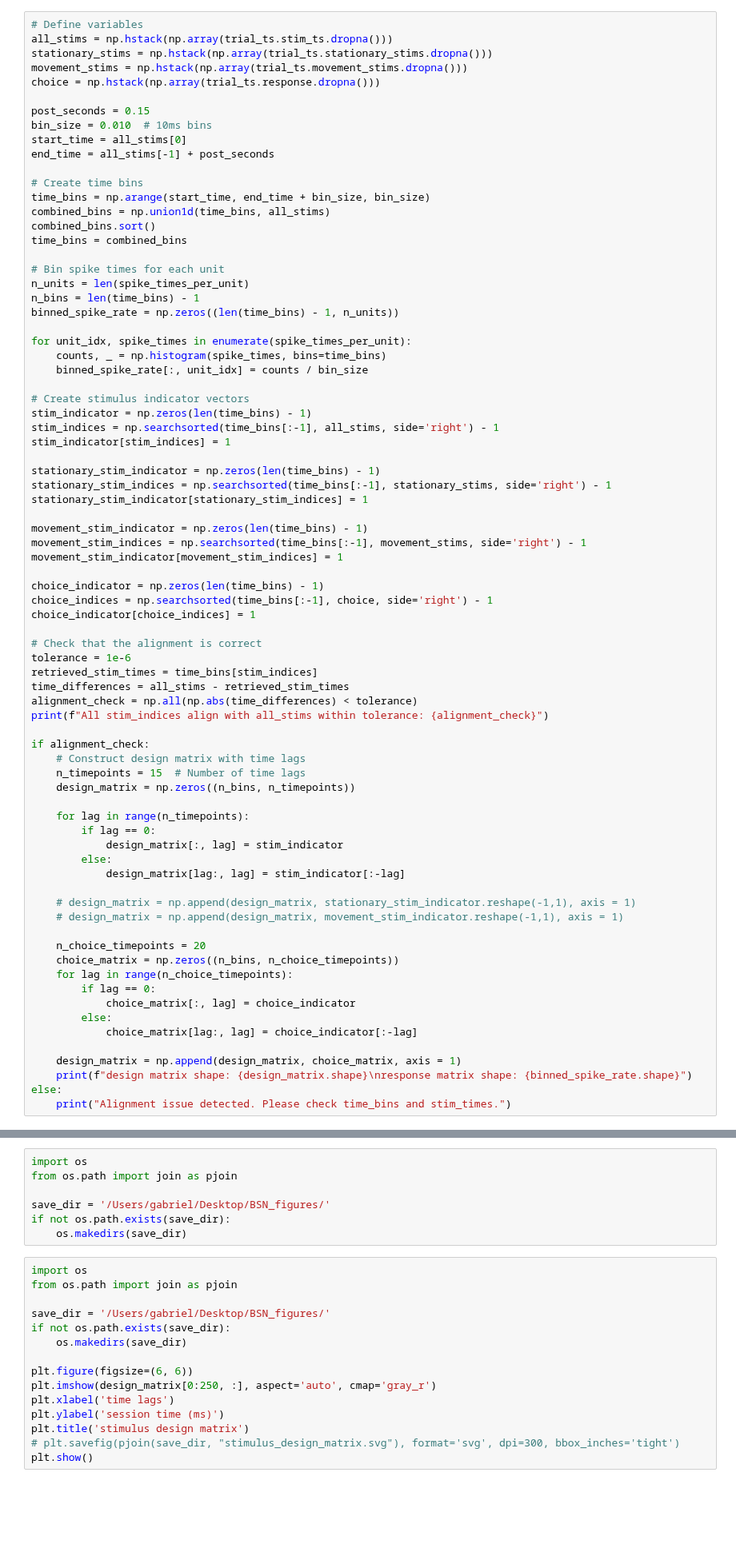
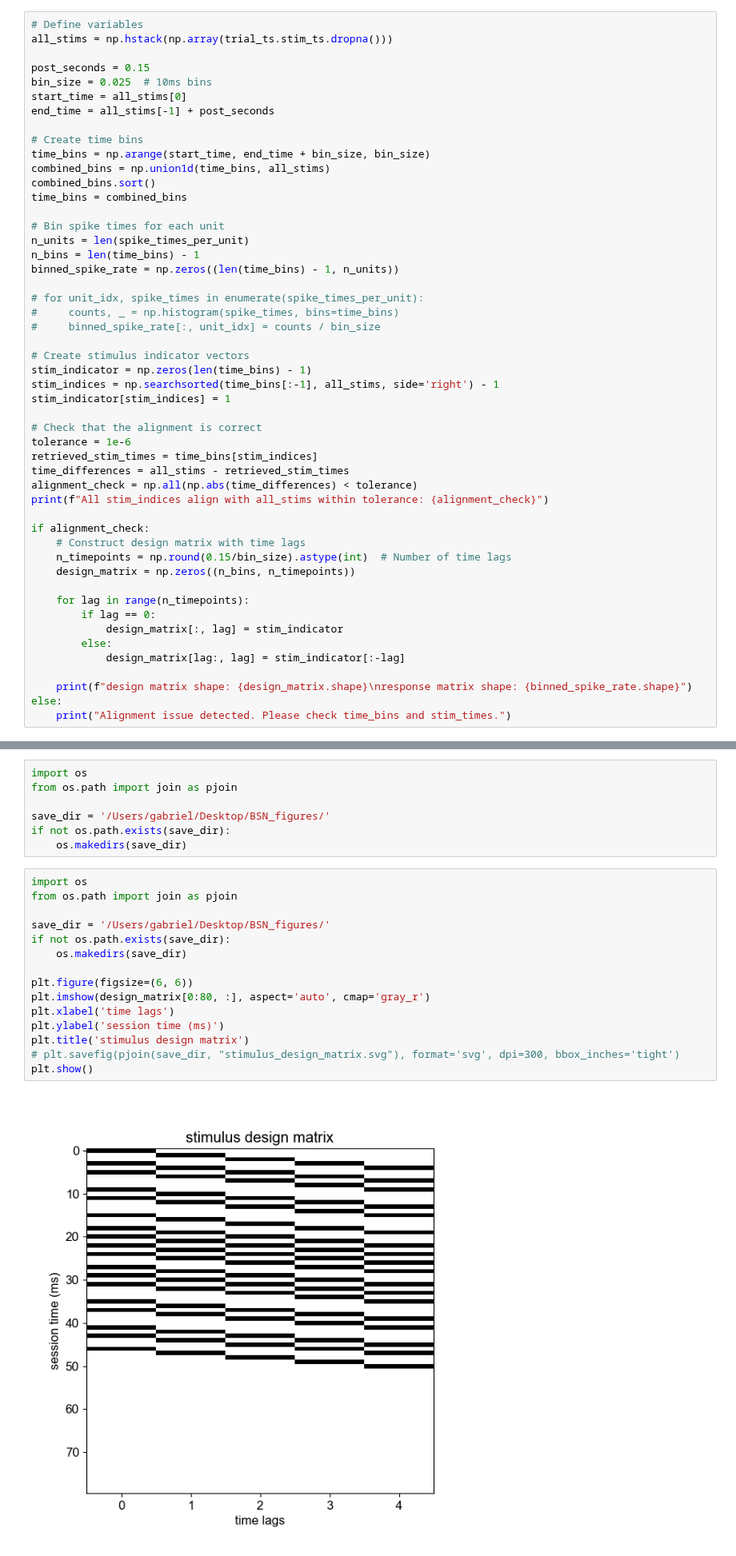
Before and after one commit to rojasgabriel/ephys, a Jupyter notebook: notebooks/encoding_analysis.ipynb, the cells around one changed output, grey strips where cells are left out. Shown at 80% size. Cells and saved outputs as stored; diff of their text form; blank space fills up the shorter version.

```diff
--- a/notebooks/encoding_analysis.ipynb
+++ b/notebooks/encoding_analysis.ipynb
@@ -30,12 +33,9 @@ spike_times_per_unit = np.load(pjoin(data_dir, animal, session, "pre_processed",
 # %%
 # Define variables
 all_stims = np.hstack(np.array(trial_ts.stim_ts.dropna()))
-stationary_stims = np.hstack(np.array(trial_ts.stationary_stims.dropna()))
-movement_stims = np.hstack(np.array(trial_ts.movement_stims.dropna()))
-choice = np.hstack(np.array(trial_ts.response.dropna()))
 
 post_seconds = 0.15
-bin_size = 0.010  # 10ms bins
+bin_size = 0.025  # 10ms bins
 start_time = all_stims[0]
 end_time = all_stims[-1] + post_seconds
 
@@ -50,26 +50,14 @@ n_units = len(spike_times_per_unit)
 n_bins = len(time_bins) - 1
 binned_spike_rate = np.zeros((len(time_bins) - 1, n_units))
 
-for unit_idx, spike_times in enumerate(spike_times_per_unit):
-    counts, _ = np.histogram(spike_times, bins=time_bins)
-    binned_spike_rate[:, unit_idx] = counts / bin_size
+# for unit_idx, spike_times in enumerate(spike_times_per_unit):
+#     counts, _ = np.histogram(spike_times, bins=time_bins)
+#     binned_spike_rate[:, unit_idx] = counts / bin_size
 
 # Create stimulus indicator vectors
 stim_indicator = np.zeros(len(time_bins) - 1)
 stim_indices = np.searchsorted(time_bins[:-1], all_stims, side='right') - 1
 stim_indicator[stim_indices] = 1
-
-stationary_stim_indicator = np.zeros(len(time_bins) - 1)
-stationary_stim_indices = np.searchsorted(time_bins[:-1], stationary_stims, side='right') - 1
-stationary_stim_indicator[stationary_stim_indices] = 1
-
-movement_stim_indicator = np.zeros(len(time_bins) - 1)
-movement_stim_indices = np.searchsorted(time_bins[:-1], movement_stims, side='right') - 1
-movement_stim_indicator[movement_stim_indices] = 1
-
-choice_indicator = np.zeros(len(time_bins) - 1)
-choice_indices = np.searchsorted(time_bins[:-1], choice, side='right') - 1
-choice_indicator[choice_indices] = 1
 
 # Check that the alignment is correct
 tolerance = 1e-6
@@ -80,7 +68,7 @@ print(f"All stim_indices align with all_stims within tolerance: {alignment_check
 
 if alignment_check:
     # Construct design matrix with time lags
-    n_timepoints = 15  # Number of time lags
+    n_timepoints = np.round(0.15/bin_size).astype(int)  # Number of time lags
     design_matrix = np.zeros((n_bins, n_timepoints))
 
     for lag in range(n_timepoints):
@@ -89,18 +77,6 @@ if alignment_check:
         else:
             design_matrix[lag:, lag] = stim_indicator[:-lag]
 
-    # design_matrix = np.append(design_matrix, stationary_stim_indicator.reshape(-1,1), axis = 1)
-    # design_matrix = np.append(design_matrix, movement_stim_indicator.reshape(-1,1), axis = 1)
-
-    n_choice_timepoints = 20
-    choice_matrix = np.zeros((n_bins, n_choice_timepoints))
-    for lag in range(n_choice_timepoints):
-        if lag == 0:
-            choice_matrix[:, lag] = choice_indicator
-        else:
-            choice_matrix[lag:, lag] = choice_indicator[:-lag]
-
-    design_matrix = np.append(design_matrix, choice_matrix, axis = 1)
     print(f"design matrix shape: {design_matrix.shape}\nresponse matrix shape: {binned_spike_rate.shape}")
 else:
     print("Alignment issue detected. Please check time_bins and stim_times.")
@@ -118,15 +94,17 @@ if not os.path.exists(save_dir):
 # %%
 import os
 from os.path import join as pjoin
 
 save_dir = '/Users/gabriel/Desktop/BSN_figures/'
 if not os.path.exists(save_dir):
     os.makedirs(save_dir)
 
 plt.figure(figsize=(6, 6))
-plt.imshow(design_matrix[0:250, :], aspect='auto', cmap='gray_r')
+plt.imshow(design_matrix[0:80, :], aspect='auto', cmap='gray_r')
 plt.xlabel('time lags')
 plt.ylabel('session time (ms)')
 plt.title('stimulus design matrix')
 # plt.savefig(pjoin(save_dir, "stimulus_design_matrix.svg"), format='svg', dpi=300, bbox_inches='tight')
 plt.show()
+# %% [output]
+[figure, added]
```
Also changed, not shown: parts of 22 cells of this notebook.
